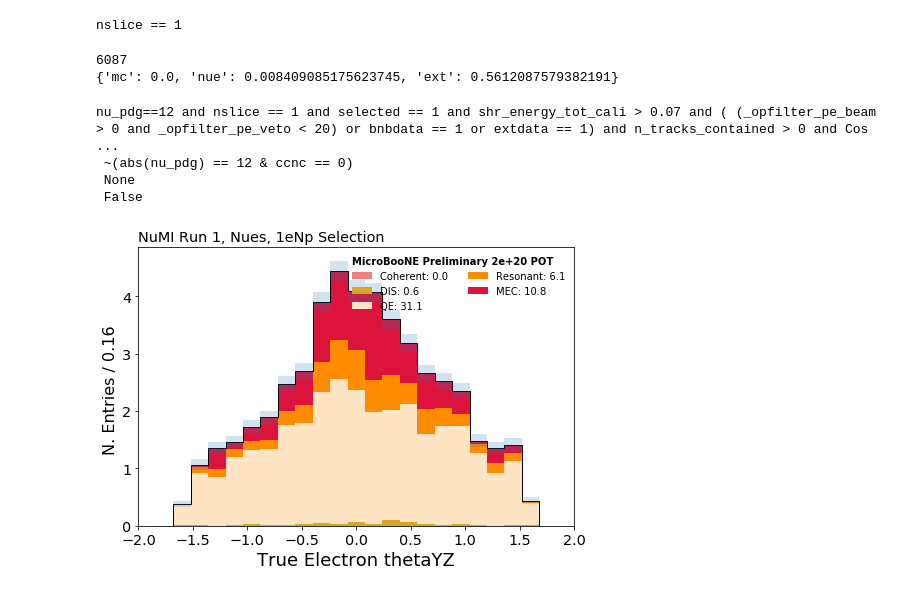
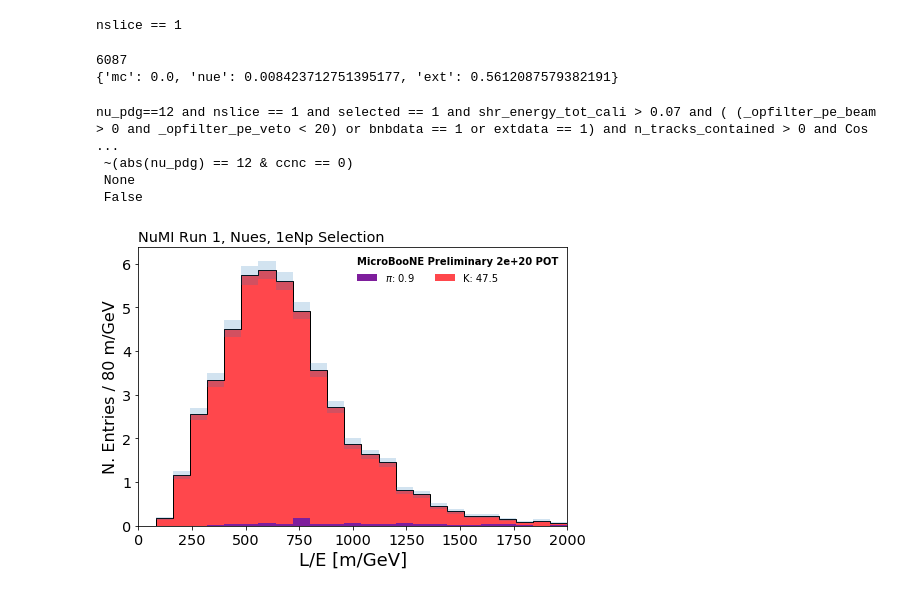
Before and after one commit to ubneutrinos/PELEE, a Jupyter notebook: PlotterNuMIBDT1eNpFullDataSetNueIntrinsic.ipynb, the cells around one changed output. Saved outputs shown, nothing was run; the diff lists cells and outputs as text; code cells hidden in the pictures.

```diff
--- a/PlotterNuMIBDT1eNpFullDataSetNueIntrinsic.ipynb
+++ b/PlotterNuMIBDT1eNpFullDataSetNueIntrinsic.ipynb
@@ -127,7 +127,8 @@ EXT  = 'nuePreselection_NuMI/neutrinoselection_filt_run1_beamoff'         +ls.AP
 NU   = 'nuePreselection_NuMI/prodgenie_numi_uboone_overlay_fhc_mcc9_run1_v28_all_snapshot'    +ls.APPEND #newTune
 NUE  = 'fullDataSets/neutrinoselection_filt_run1_overlay_intrinsic'+ls.APPEND #newTune
 DRT  = 'nuePreselection_NuMI/neutrinoselection_filt_run1_dirt_overlay'        +ls.APPEND
-
+#new
+NUE  = 'parent/neutrinoselection_filt_run1_overlay_intrinsic'+ls.APPEND #newTune
 
 mc   = uproot.open(ls.ntuple_path+NU +".root")[ls.fold][tree]
 nue  = uproot.open(ls.ntuple_path+NUE+".root")[ls.fold][tree]
@@ -159,6 +160,10 @@ variables = ["run", "sub", "evt", "nu_pdg","shr_tkfit_nhits_Y", "shr_tkfit_nhits
 
 varMC = ["nu_e","true_pt","true_pt_visible","true_p","true_p_visible","true_nu_vtx_t","true_nu_vtx_x","true_nu_vtx_y","true_nu_vtx_z","true_nu_vtx_sce_x","true_nu_vtx_sce_y","true_nu_vtx_sce_z\
 ","true_nu_px","true_nu_py","true_nu_pz","isVtxInFiducial","elec_e","elec_px","elec_py","elec_pz","proton_e"]
+
+nueOnly = ["par_decay_vx", "par_decay_vy", "par_decay_vz", "par_decay_px", "par_decay_py", "par_decay_pz","baseline"]
+
+
 '''
 variables = [
     "shr_dedx_Y", "shr_bkt_pdg", "p", "pt", "selected", "nu_pdg", "shr_theta",
@@ -235,7 +240,7 @@ MCFVARS    = ["mcf_nu_e","mcf_lep_e","mcf_actvol","mcf_nmm","mcf_nmp","mcf_nem",
 
 
 dirt = dirt.pandas.df(variables+varMC + WEIGHTS + SYSTEMATICS, flatten=False)
-nue  = nue.pandas.df(variables + WEIGHTS + MCFVARS + SYSTEMATICS + PPFX+varMC, flatten=False)
+nue  = nue.pandas.df(variables + WEIGHTS + MCFVARS + SYSTEMATICS + PPFX+varMC + nueOnly, flatten=False)
 mc   = mc.pandas.df(variables + WEIGHTS + MCFVARS + SYSTEMATICS + PPFX+varMC, flatten=False)
 data = data.pandas.df(variables, flatten=False)
 ext  = ext.pandas.df(variables, flatten=False)
@@ -858,7 +873,7 @@ nueMC = mc.query("(abs(nu_pdg) == 12 & ccnc == 0)")
 nue   = nue.query("(abs(nu_pdg) == 12 & ccnc == 0 & true_nu_vtx_z < 1036.8 & true_nu_vtx_z > 0 & true_nu_vtx_y < 116.5 & true_nu_vtx_y > -116.5 & true_nu_vtx_x < \
  254.8 & true_nu_vtx_x > -1.55)")
 samples = {
-    "mc": mc,
+    "mc": nue,
     "nue": nue, #nueMC, #nue,
     "data": data,
     #"dirt": dirt,
@@ -882,7 +897,7 @@ scalingDRT = 0.35
 scaling   = 1
 pot       =  2e+20
 mcratio   = pot/2.33652e+21
-nueratio  = pot/2.37838e+22
+nueratio  = pot/2.37425e+22 # no parent: 2.37838e+22
 dirtratio = pot/1.42143e+21
 extratio  = 5268051.0/9199232.74
 mcratio = 0
@@ -898,7 +913,7 @@ my_plotter = plotter.Plotter(samples, weights, pot=pot)
 print(weights)
 # %% [output]
 6087
-{'mc': 0.0, 'nue': 0.008409085175623745, 'ext': 0.5612087579382191}
+{'mc': 0.0, 'nue': 0.008423712751395177, 'ext': 0.5612087579382191}
 # %%
 import matplotlib.pyplot as plt
 import matplotlib
@@ -908,11 +923,10 @@ sysBool = False
 
 ACCEPTANCE   = 'and isVtxInFiducial == 1 and truthFiducial == 1 and ccnc>=0 and npi0==0 and npion==0'
 QUERY += ACCEPTANCE
+
+#QUERY = NPLCUTQ +" and "+ BDTCQ  + "and reco_e > 0.65 and reco_e < 0.85"
+QUERY = "nu_pdg==12"
 QUERY = "nu_pdg==12" +" and "+NPLCUTQ +" and "+ BDTCQ
-#QUERY = NPLCUTQ +" and "+ BDTCQ  + "and reco_e > 0.65 and reco_e < 0.85"
-
-
-
 
 VARIABLE, BINS, RANGE, XTIT = 'true_p_visible', 40, (0.,16.0), r"True Momentum [GeV/c]"
 VARIABLE, BINS, RANGE, XTIT = 'true_pt_visible', 20, (0.,2.0), r"True Momentum Proj on r [GeV/c]"
@@ -921,47 +935,48 @@ VARIABLE, BINS, RANGE, XTIT = 'true_pz_visible', 40, (0.,10.0), r"True Momentum
 VARIABLE, BINS, RANGE, XTIT = 'true_nu_pz', 40, (0.,10.0), r"True Momentum Proj on Z [GeV/c]"
 VARIABLE, BINS, RANGE, XTIT = 'true_nu_px', 40, (0.,10.0), r"True Momentum Proj on X [GeV/c]"
 VARIABLE, BINS, RANGE, XTIT = 'true_nu_py', 40, (0.,10.0), r"True Momentum Proj on Y [GeV/c]"
-
-VARIABLE, BINS, RANGE, XTIT = 'numi_nu_true_Angle', 20, (0.,120.0), r"Neutrino Angle off of NuMI Beamline [Deg]"
-VARIABLE, BINS, RANGE, XTIT = 'nu_e', 25, (0.,6.0), r"True  Nue Energy [GeV]"
-
 VARIABLE, BINS, RANGE, XTIT = 'el_thetaXZ' , 25, (-2.,2.0), r"True Electron thetaXZ"
 VARIABLE, BINS, RANGE, XTIT = 'el_thetaYZ' , 25, (-2.,2.0), r"True Electron thetaYZ"
+VARIABLE, BINS, RANGE, XTIT = 'numi_nu_true_Angle', 50, (0.,120.0), r"Neutrino Angle off of NuMI Beamline [Deg]"
+
+
+VARIABLE, BINS, RANGE, XTIT ='nu_e', 25, (0.,6.0), r"True  Nue Energy [GeV]"
+VARIABLE, BINS, RANGE, XTIT ='baseline', 50, (0.0,800), r"Baseline [m]"
+VARIABLE, BINS, RANGE, XTIT ='LOverE', 25, (0.0,2000), r"L/E [m/GeV]"
 
 kind = "event_category"
+kind = "interaction"
 kind = "flux"
-kind = "interaction"
-
 nutype = "Nues"
 
 
 fig, ax1, ax2,e = my_plotter.plot_variable(
     VARIABLE,
     query= QUERY ,
     kind=kind,
     draw_sys  = sysBool,
     draw_geoSys = sysBool,
     draw_data = False,#True,
     genieweight = "weightSplineTimesTuneTimesPPFX", #"weightSplineTimesTuneTimesPPFX",
     stacksort=3,
     ratio=False,
     title=XTIT,
     bins=BINS,
     range=RANGE
 )[0:5]
 
 
+
 ax1.set_title('NuMI Run 1,  Nues, No Selection',loc='left')
 ax1.set_title('NuMI Run 1, Nues, 1eNp Selection',loc='left')
-
 #ax1.set_title('NuMI Run 1,  Nues, 1eNp, 0.85 > reco_e > 0.65',loc='left')
 
 #ax1.set_yscale('log')
 fig.tight_layout()
-fig.savefig("/Users/elenag/Desktop/PlotterLEE/plots/TrueNues/JZ/"+VARIABLE+"_NuMI_run1_AllRecoE_"+kind+"_"+nutype+"_Post.pdf")
+fig.savefig("/Users/elenag/Desktop/PlotterLEE/plots/TrueNues/Georgia/"+VARIABLE+"_NuMI_run1_AllRecoE_"+kind+"_"+nutype+"_Post.pdf")
 # %% [output]
 nu_pdg==12 and nslice == 1 and selected == 1 and shr_energy_tot_cali > 0.07 and ( (_opfilter_pe_beam > 0 and _opfilter_pe_veto < 20) or bnbdata == 1 or extdata == 1) and n_tracks_contained > 0 and Cos ...
  ~(abs(nu_pdg) == 12 & ccnc == 0)
  None
  False
-[figure, old version]
+[figure, new version]
```
Also changed, not shown: parts of 12 cells of this notebook, 6 other files.
